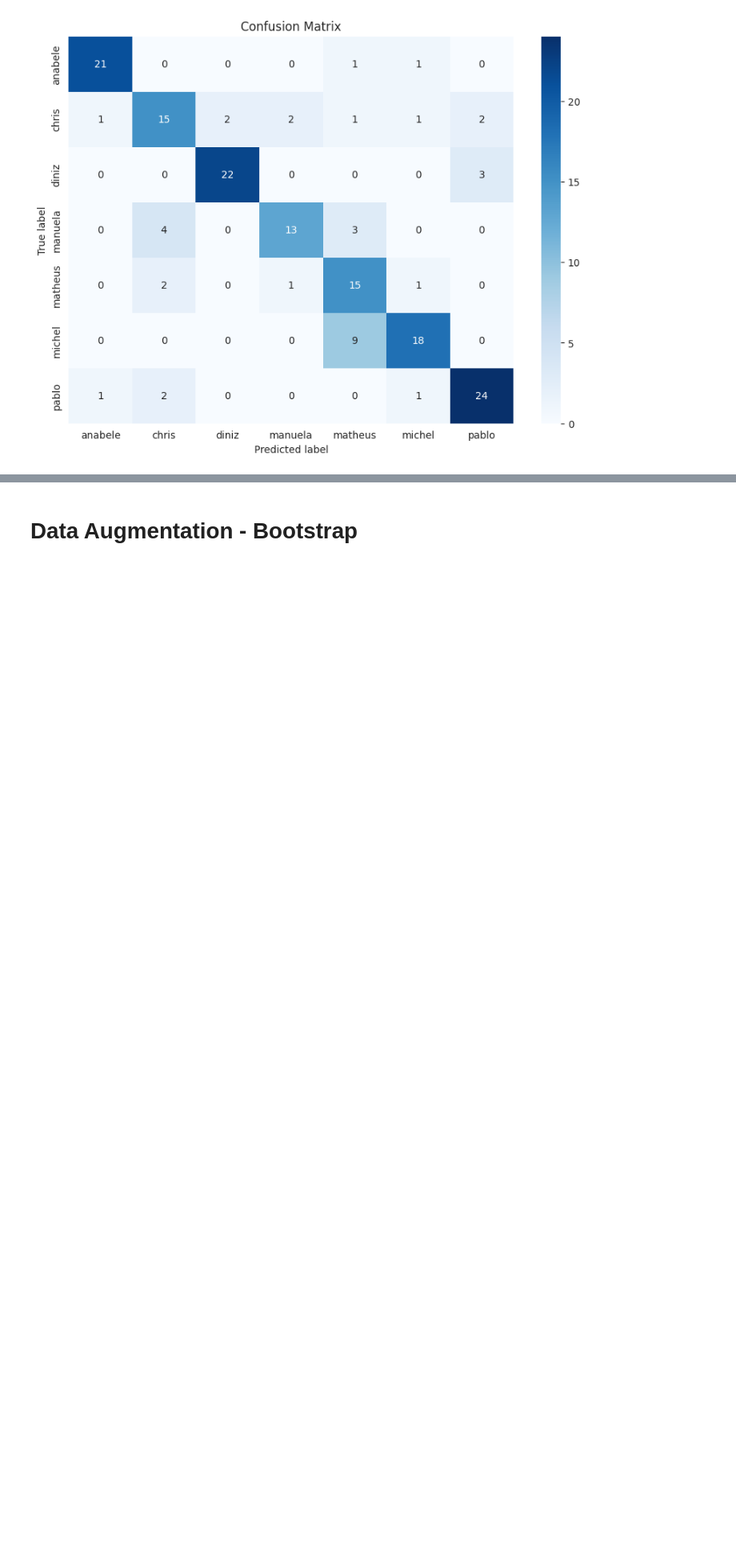
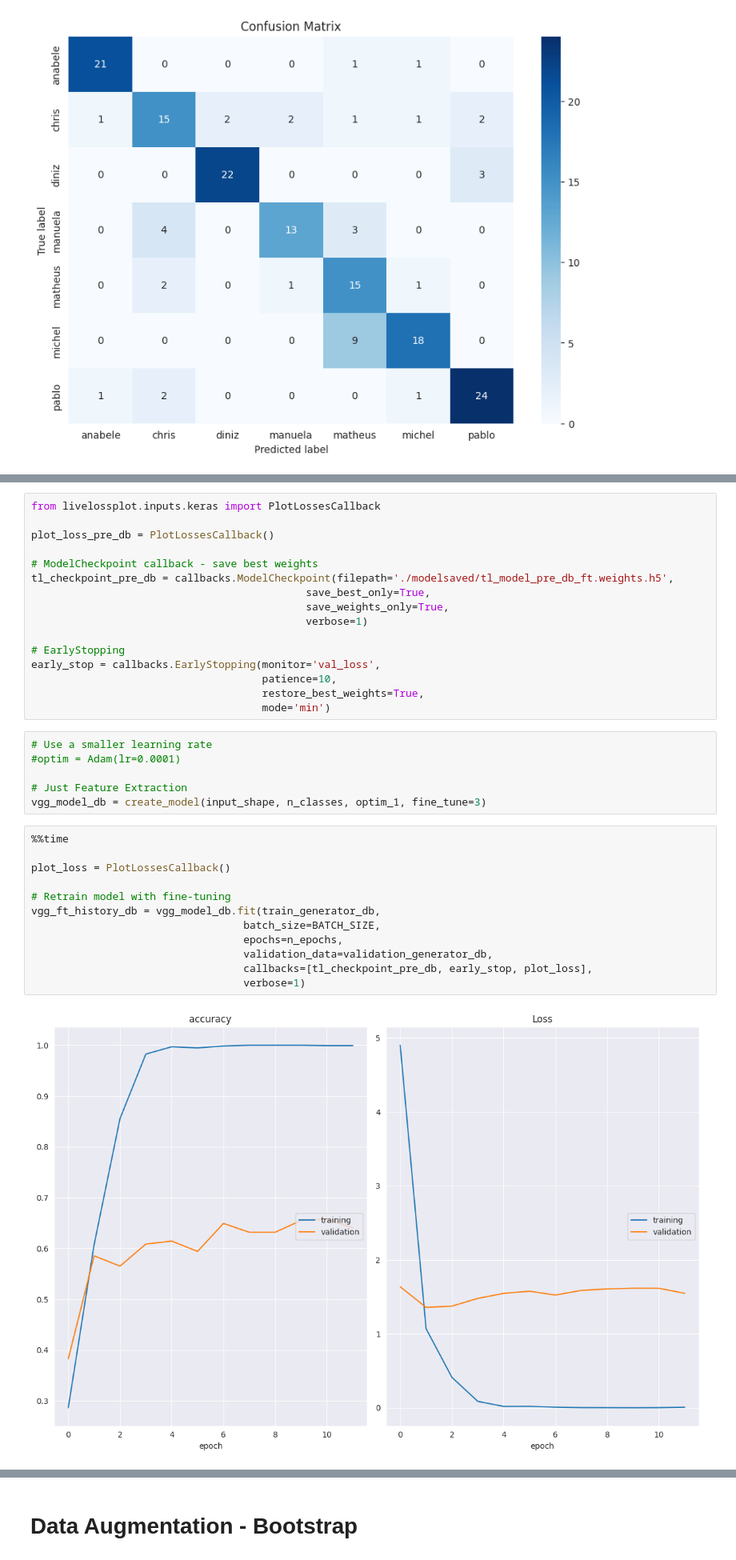
Before and after one commit to IagoNery/Projeto-Final-Visao-Computacional, a Jupyter notebook: trabalho_final_VC.ipynb, the cells around one changed output, grey strips where cells are left out. Shown at 80% size. Cells and saved outputs as stored; diff of their text form; blank space fills up the shorter version.

```diff
--- a/trabalho_final_VC.ipynb
+++ b/trabalho_final_VC.ipynb
@@ -1001,0 +1186,36 @@ plt.show()
+# %%
+from livelossplot.inputs.keras import PlotLossesCallback
+
+plot_loss_pre_db = PlotLossesCallback()
+
+# ModelCheckpoint callback - save best weights
+tl_checkpoint_pre_db = callbacks.ModelCheckpoint(filepath='./modelsaved/tl_model_pre_db_ft.weights.h5',
+                                            save_best_only=True,
+                                            save_weights_only=True,
+                                            verbose=1)
+
+# EarlyStopping
+early_stop = callbacks.EarlyStopping(monitor='val_loss',
+                                     patience=10,
+                                     restore_best_weights=True,
+                                     mode='min')
+# %%
+# Use a smaller learning rate
+#optim = Adam(lr=0.0001)
+
+# Just Feature Extraction
+vgg_model_db = create_model(input_shape, n_classes, optim_1, fine_tune=3)
+# %%
+%%time
+
+plot_loss = PlotLossesCallback()
+
+# Retrain model with fine-tuning
+vgg_ft_history_db = vgg_model_db.fit(train_generator_db,
+                                  batch_size=BATCH_SIZE,
+                                  epochs=n_epochs,
+                                  validation_data=validation_generator_db,
+                                  callbacks=[tl_checkpoint_pre_db, early_stop, plot_loss],
+                                  verbose=1)
+# %% [output]
+[figure, added]
```
Also changed, not shown: parts of 22 cells of this notebook.
